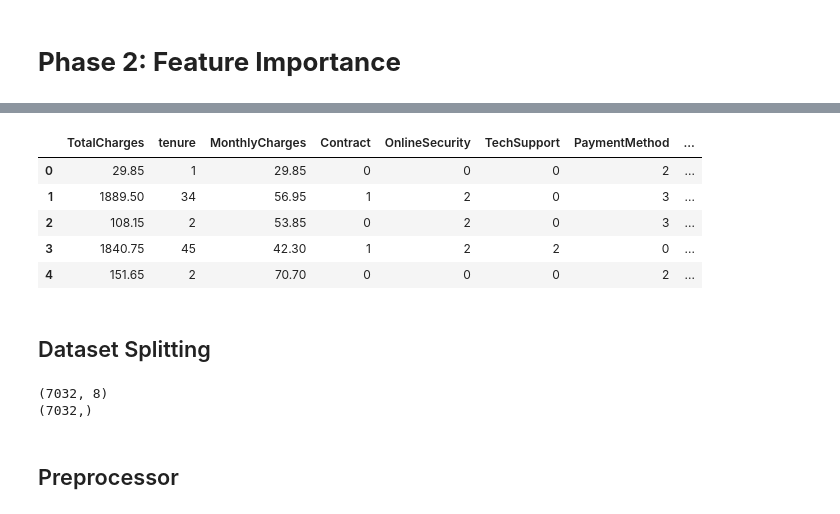
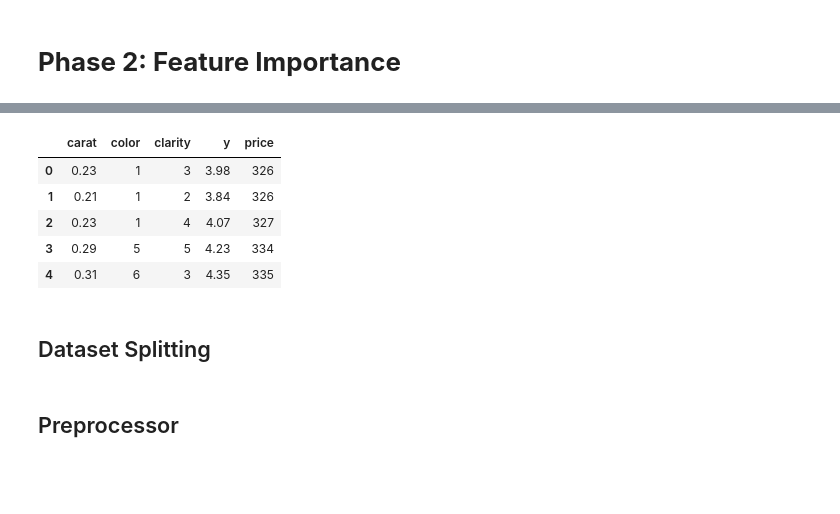
Before and after one commit to devapratama/Diamonds-Price-Prediction, a Jupyter notebook: Diamonds_Price_Prediction.ipynb, the cells around one changed output, grey strips where cells are left out. Saved outputs shown, nothing was run; the diff lists cells and outputs as text; code cells hidden in the pictures; blank space fills up the shorter version.

```diff
--- a/Diamonds_Price_Prediction.ipynb
+++ b/Diamonds_Price_Prediction.ipynb
@@ -511,15 +572,15 @@ plt.show()
 # %%
-feature_importance = ['TotalCharges', 'tenure', 'MonthlyCharges', 'Contract', 'OnlineSecurity', 'TechSupport', 'PaymentMethod', 'InternetService', 'Churn']
+feature_importance = ['carat', 'color', 'clarity', 'y', 'price']
 
 df_feature_importance = df[feature_importance].copy()
 df_feature_importance.head()
 # %% [output]
-|  | TotalCharges | tenure | MonthlyCharges | Contract | OnlineSecurity | TechSupport | PaymentMethod | ... |
-| 0 | 29.85 | 1 | 29.85 | 0 | 0 | 0 | 2 | ... |
-| 1 | 1889.50 | 34 | 56.95 | 1 | 2 | 0 | 3 | ... |
-| 2 | 108.15 | 2 | 53.85 | 0 | 2 | 0 | 3 | ... |
-| 3 | 1840.75 | 45 | 42.30 | 1 | 2 | 2 | 0 | ... |
-| 4 | 151.65 | 2 | 70.70 | 0 | 0 | 0 | 2 | ... |
+|  | carat | color | clarity | y | price |
+| 0 | 0.23 | 1 | 3 | 3.98 | 326 |
+| 1 | 0.21 | 1 | 2 | 3.84 | 326 |
+| 2 | 0.23 | 1 | 4 | 4.07 | 327 |
+| 3 | 0.29 | 5 | 5 | 4.23 | 334 |
+| 4 | 0.31 | 6 | 3 | 4.35 | 335 |
 # %% [markdown]
 ## Dataset Splitting
 # %%
@@ -527,9 +588,6 @@ X = df_feature_importance.drop(columns="price")
 y = df_feature_importance['price']
 
 X_train, X_test, y_train, y_test = train_test_split(X, y, test_size=0.1, random_state=42)
-# %% [output]
-(7032, 8)
-(7032,)
 # %% [markdown]
 ## Preprocessor
 # %%
```
Also changed, not shown: parts of 31 cells of this notebook.
